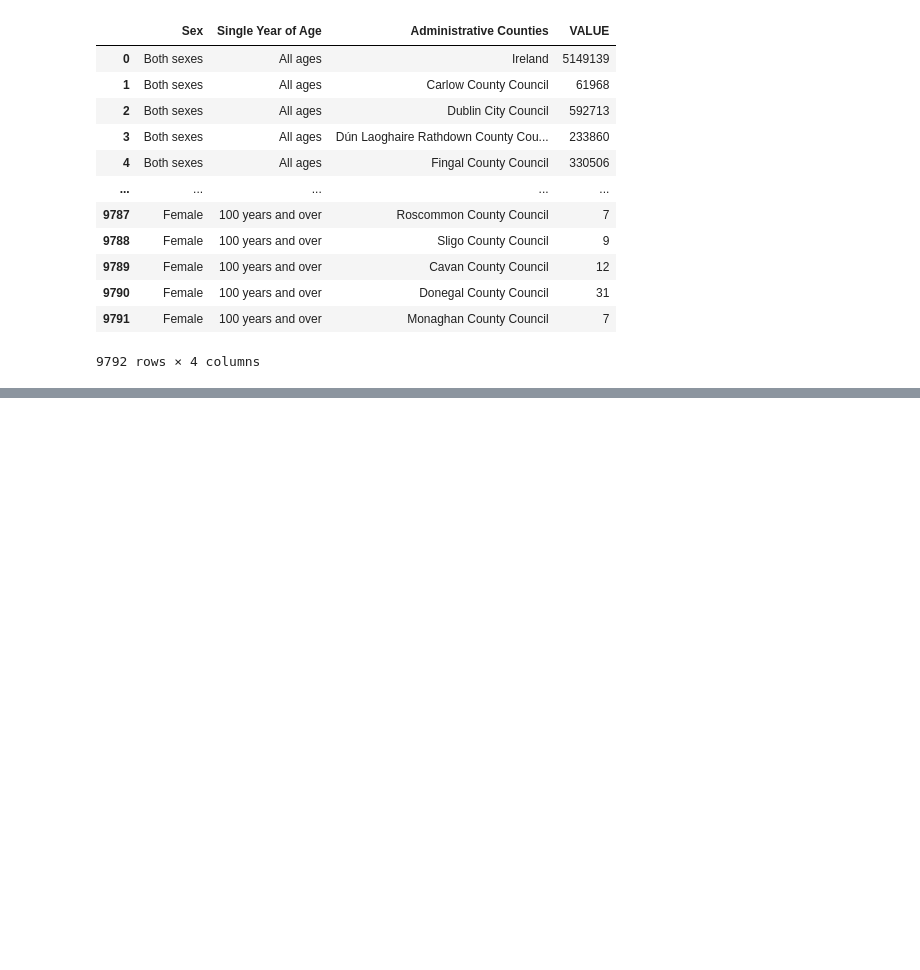
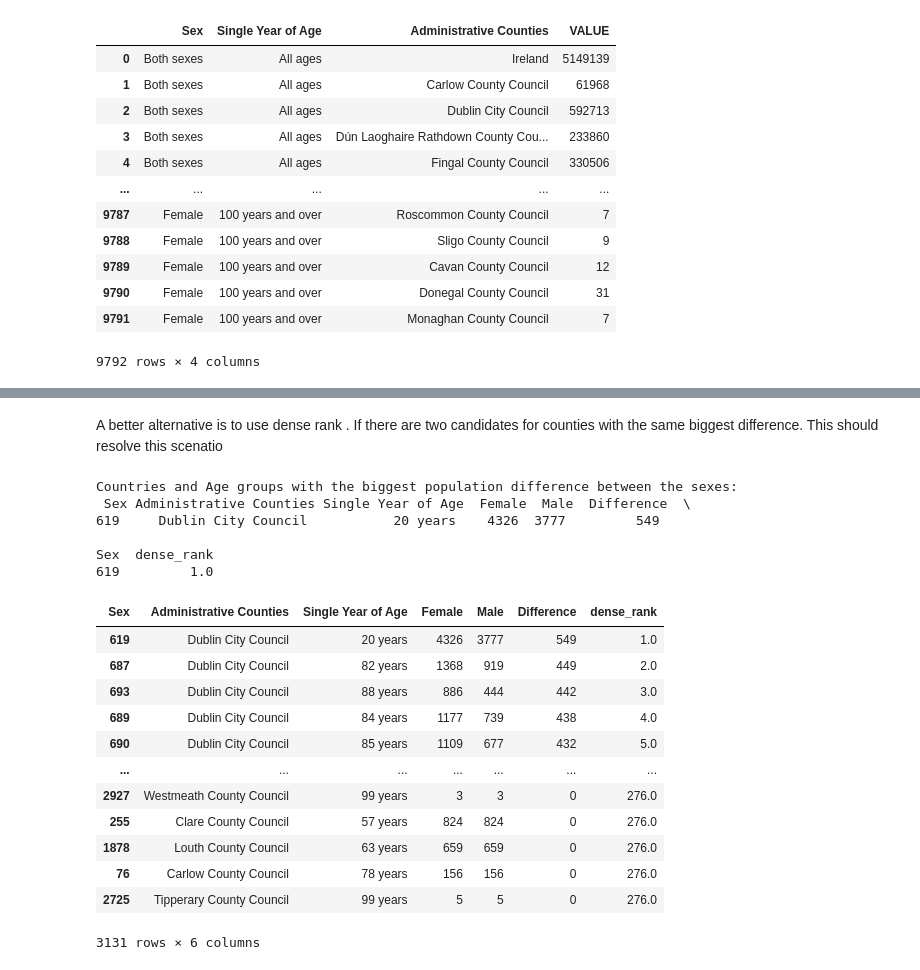
Before and after one commit to clydewatts1/PFDA-programming-for-data-analytics, a Jupyter notebook: assignments/assignment05-population.ipynb, the cells around one changed output, grey strips where cells are left out. Cells and saved outputs as stored; diff of their text form; code cells hidden in the pictures; blank space fills up the shorter version.

```diff
--- a/assignments/assignment05-population.ipynb
+++ b/assignments/assignment05-population.ipynb
@@ -336,3 +340,17 @@ df_raw
 | 9790 | Female | 100 years and over | Donegal County Council | 31 |
 | 9791 | Female | 100 years and over | Monaghan County Council | 7 |
 9792 rows × 4 columns
+# %%
+# create a new data frame excluding the Sex Both sexes , and Single Year of Age != All ages and ireland
+# Use query syntax to cleanup - picked this up in Data Camp , and I am familiar with it from SQL
+df_country_agg_difference = df_raw.query("not(`Administrative Counties` == 'Ireland' or `Sex` == 'Both sexes' or `Single Year of Age` == 'All ages')").copy()
+df_country_agg_difference.rename(columns={'VALUE':'Population'},inplace=True)
+# Pivot the data , then drop index , don't want to use multi index
+df_country_agg_difference = df_country_agg_difference.pivot(index=['Administrative Counties','Single Year of Age'], columns=['Sex'], values='Population')
+# Next work out the difference , in this case take the absolute difference
+df_country_agg_difference['Difference'] = abs(df_country_agg_difference['Male'] - df_country_agg_difference['Female'])
+# Splits the multi index back to columns
+df_country_agg_difference.reset_index(inplace=True)
+# Sort by differences descending , top country and age groups with biggest difference
+df_country_agg_difference.sort_values(by='Difference', ascending=False,inplace=True)
+df_country_agg_difference
@@ -338,0 +371,28 @@ df_raw
+# %% [markdown]
+A better alternative is to use dense rank . If there are two candidates for counties with the same biggest difference. This should resolve this scenatio
+# %%
+df_country_agg_difference["dense_rank"] = df_country_agg_difference["Difference"].rank(method='dense', ascending=False)
+print("Countries and Age groups with the biggest population difference between the sexes:")
+print(f" {df_country_agg_difference[df_country_agg_difference['dense_rank'] == 1]}")
+df_country_agg_difference.sort_values(by='Difference', ascending=False,inplace=True)
+df_country_agg_difference
+# %% [output]
+Countries and Age groups with the biggest population difference between the sexes:
+ Sex Administrative Counties Single Year of Age  Female  Male  Difference  \
+619     Dublin City Council           20 years    4326  3777         549
+
+Sex  dense_rank
+619         1.0
+| Sex | Administrative Counties | Single Year of Age | Female | Male | Difference | dense_rank |
+| 619 | Dublin City Council | 20 years | 4326 | 3777 | 549 | 1.0 |
+| 687 | Dublin City Council | 82 years | 1368 | 919 | 449 | 2.0 |
+| 693 | Dublin City Council | 88 years | 886 | 444 | 442 | 3.0 |
+| 689 | Dublin City Council | 84 years | 1177 | 739 | 438 | 4.0 |
+| 690 | Dublin City Council | 85 years | 1109 | 677 | 432 | 5.0 |
+| ... | ... | ... | ... | ... | ... | ... |
+| 2927 | Westmeath County Council | 99 years | 3 | 3 | 0 | 276.0 |
+| 255 | Clare County Council | 57 years | 824 | 824 | 0 | 276.0 |
+| 1878 | Louth County Council | 63 years | 659 | 659 | 0 | 276.0 |
+| 76 | Carlow County Council | 78 years | 156 | 156 | 0 | 276.0 |
+| 2725 | Tipperary County Council | 99 years | 5 | 5 | 0 | 276.0 |
+3131 rows × 6 columns
```
Also changed, not shown: parts of 3 cells of this notebook.
